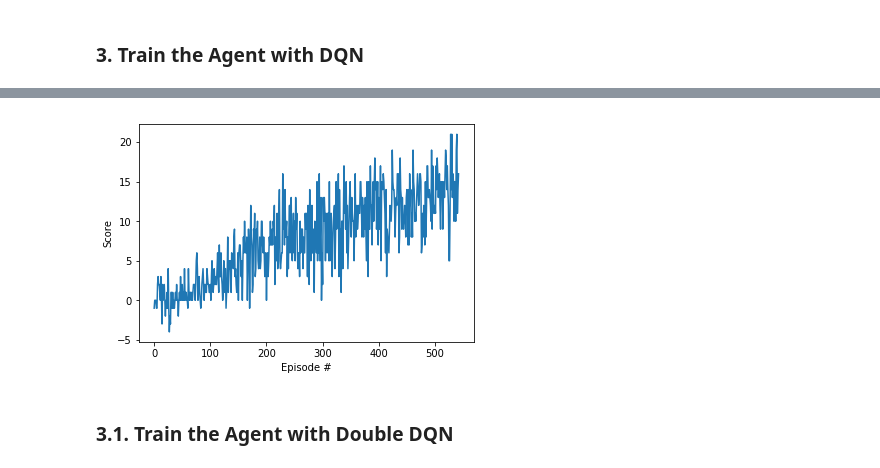
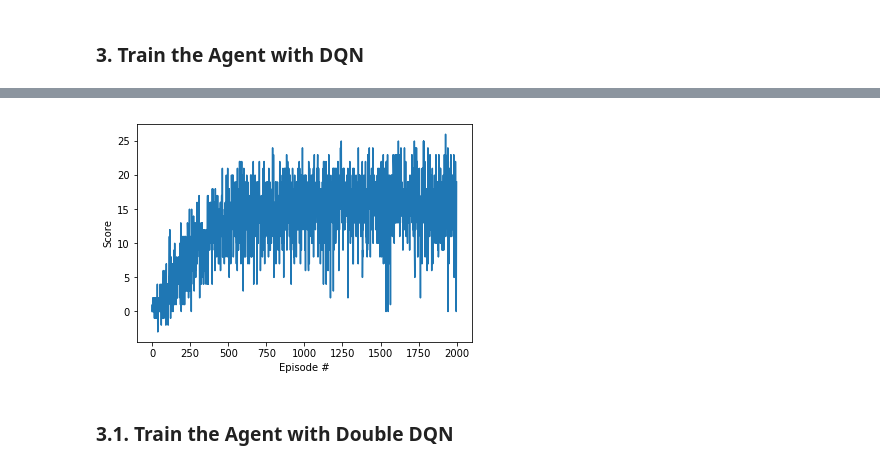
Before and after one commit to stereoboy/deep-reinforcement-learning, a Jupyter notebook: p1_navigation/Navigation.ipynb, the cells around one changed output, grey strips where cells are left out. Saved outputs shown, nothing was run; the diff lists cells and outputs as text; code cells hidden in the pictures.

```diff
--- a/p1_navigation/Navigation.ipynb
+++ b/p1_navigation/Navigation.ipynb
@@ -244,7 +244,7 @@ def dqn(n_episodes=2000, max_t=1000, eps_start=1.0, eps_end=0.01, eps_decay=0.99
         print('\rEpisode {}\tAverage Score: {:.2f}\t{}'.format(i_episode, np.mean(scores_window), elapsed_str), end="")
         if i_episode % 100 == 0:
             print('\rEpisode {}\tAverage Score: {:.2f}\t{}'.format(i_episode, np.mean(scores_window), elapsed_str))
-        if np.mean(scores_window)>=13.0:
+        if np.mean(scores_window)>=20.0:
             print('\nEnvironment solved in {:d} episodes!\tAverage Score: {:.2f}'.format(i_episode-100, np.mean(scores_window)))
             break
     torch.save(agent.qnetwork_local.state_dict(), 'checkpoint.pth')
@@ -270,4 +283,4 @@ Environment solved in 443 episodes!     Average Score: 13.00
-[figure, old version]
+[figure, new version]
 # %% [markdown]
 ### 3.1. Train the Agent with Double DQN
 # %%
```
Also changed, not shown: parts of 4 cells of this notebook, 3 other files.
